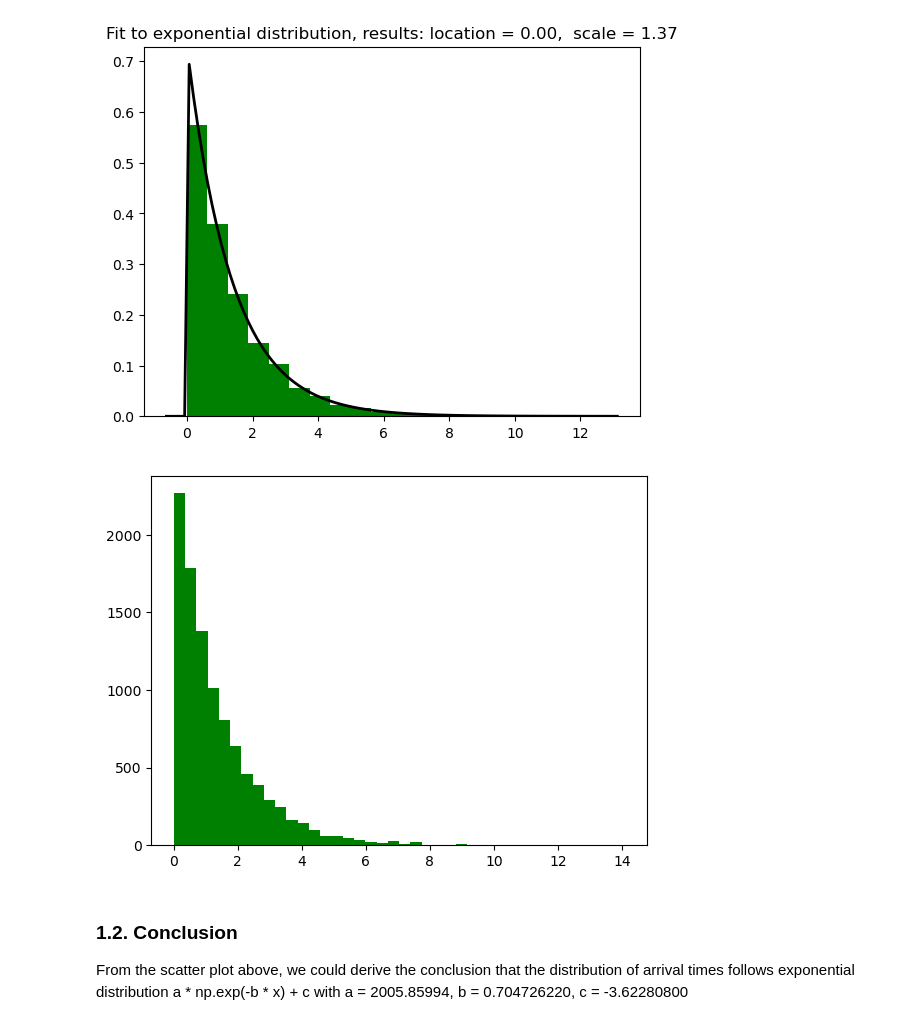
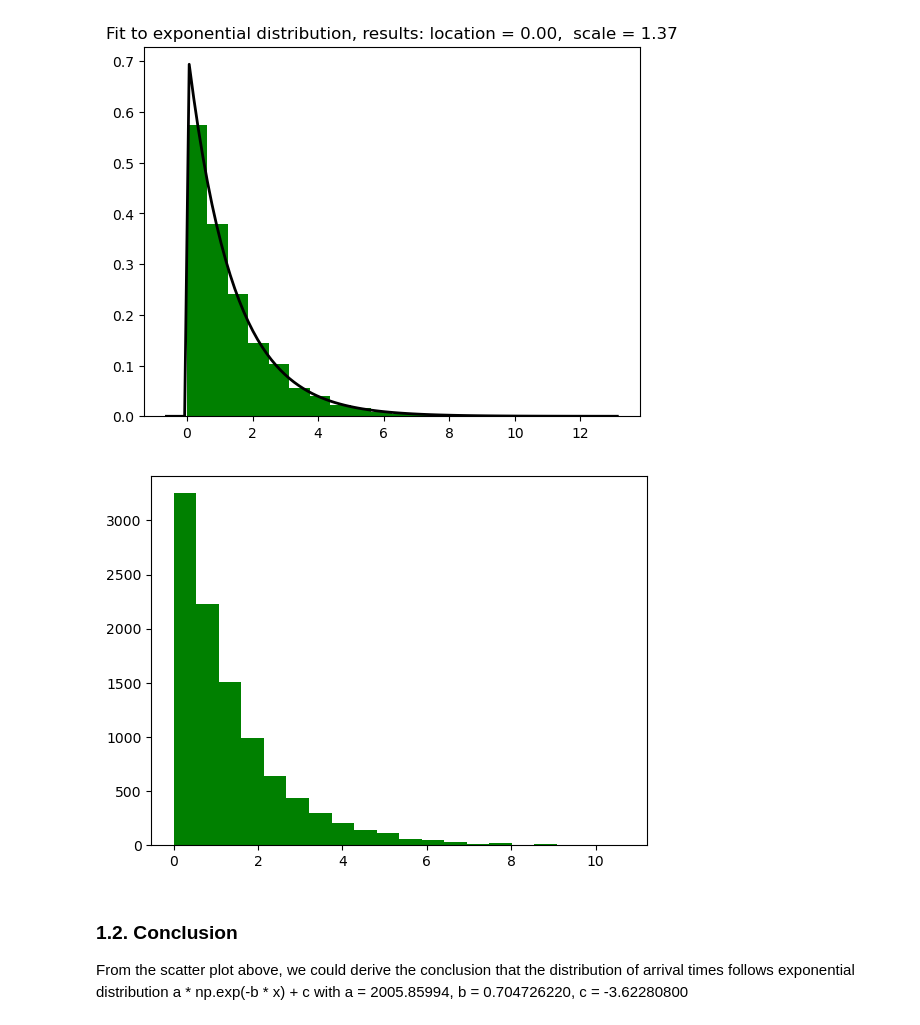
Before and after one commit to AgnesYe1029/ntu-cz4015-SimulationofaCellularTelephonyNetwork, a Jupyter notebook: Input Analysis.ipynb, the cells around one changed output. Saved outputs shown, nothing was run; the diff lists cells and outputs as text; code cells hidden in the pictures.

```diff
--- a/Input Analysis.ipynb
+++ b/Input Analysis.ipynb
@@ -126,10 +115,10 @@ plt.show()
 # %%
 interrarrivals_generated = expon.rvs(loc=loc, scale=scale, size=10000)
 plt.figure()
-plt.hist(interrarrivals_generated, 40, color='green', label="Generated Interarrival Time Distribution")
+plt.hist(interrarrivals_generated, 20, color='green', label="Generated Interarrival Time Distribution")
 plt.show()
 # %% [output]
-[figure, old version]
+[figure, new version]
 # %% [markdown]
 ### 1.2. Conclusion
 From the scatter plot above, we could derive the conclusion that the distribution of arrival times follows exponential distribution a * np.exp(-b * x) + c with a = 2005.85994,  b = 0.704726220, c = -3.62280800
```
Also changed, not shown: parts of 8 cells of this notebook, 6 other files.
